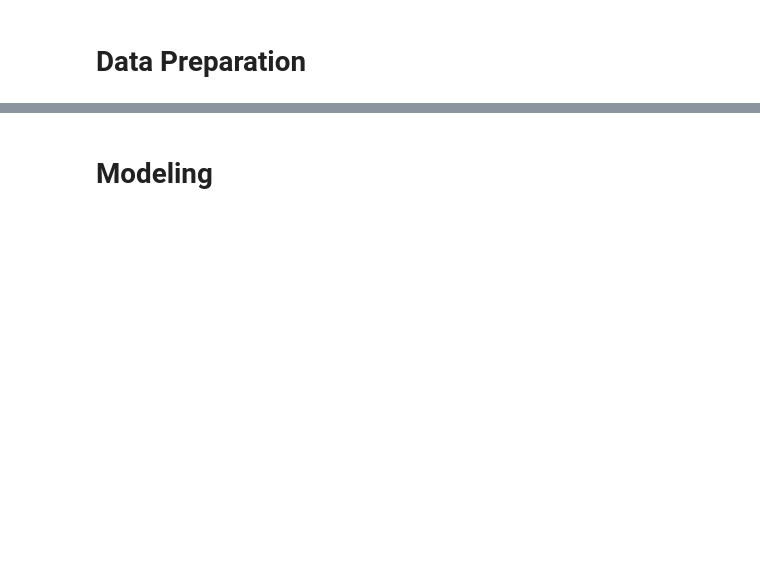
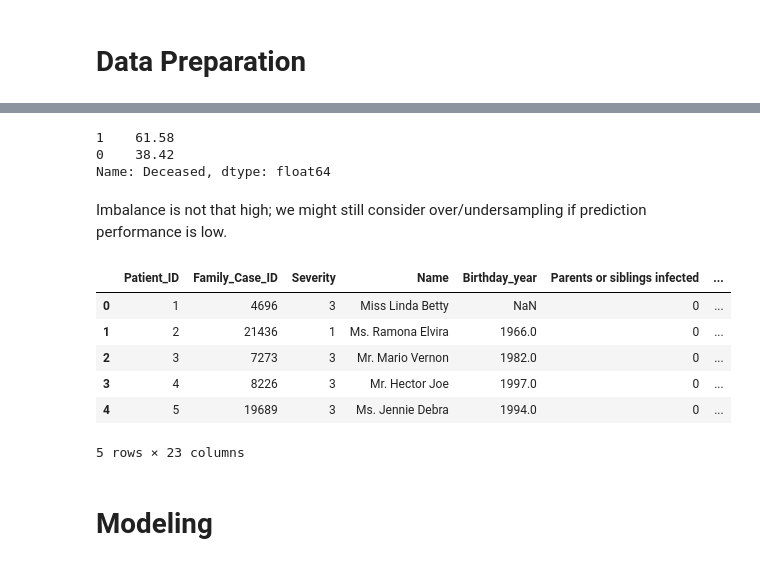
Before and after one commit to mrmachatschek/pandemic_survival_prediction, a Jupyter notebook: main.ipynb, the cells around one changed output, grey strips where cells are left out. Cells and saved outputs as stored; diff of their text form; code cells hidden in the pictures; blank space fills up the shorter version.

```diff
--- a/main.ipynb
+++ b/main.ipynb
@@ -78,0 +149,49 @@ Name: Family_Case_ID, dtype: int64
+# %%
+# check exact target distrubtion (in %)
+print(round(df['Deceased'].value_counts()/df['Deceased'].count()*100, 2))
+# %% [output]
+1    61.58
+0    38.42
+Name: Deceased, dtype: float64
+# %% [markdown]
+Imbalance is not that high; we might still consider over/undersampling if prediction performance is low.
+# %%
+# reset index to avoid issues in further joins
+df.reset_index(inplace = True)
+
+# define columns with categorical variables
+cat_columns = ['Medical_Tent', 'City']
+
+# create new dataframe with numerical columns only
+df_label_encoded = df[df.columns[~df.columns.isin(cat_columns)]].copy()
+
+# will be used as final encoded dataframe
+df_encoded = df.copy()
+
+# For each categorical column we fit a label encoder, then one-hot encode that column,
+# and append the new columns to our dataframe
+
+label_encoders = {}
+ohe_encoders = {}
+
+for col in cat_columns:
+    #print("Encoding {}".format(col))
+    new_le = preprocessing.LabelEncoder()
+    df_label_encoded[col] = new_le.fit_transform(df[col])
+    label_encoders[col] = new_le
+
+    new_ohe = tent_ohe = preprocessing.OneHotEncoder()
+    x = new_ohe.fit_transform(df[col].values.reshape(-1,1)).toarray()
+
+    df_onehot = pd.DataFrame(x, columns = [col +str(label_encoders[col].classes_[i]) for i in range(x.shape[1])])
+    df_encoded = pd.concat([df_encoded, df_onehot], axis=1)
+# %%
+df_encoded.head()
+# %% [output]
+|  | Patient_ID | Family_Case_ID | Severity | Name | Birthday_year | Parents or siblings infected | ... |
+| 0 | 1 | 4696 | 3 | Miss Linda Betty | NaN | 0 | ... |
+| 1 | 2 | 21436 | 1 | Ms. Ramona Elvira | 1966.0 | 0 | ... |
+| 2 | 3 | 7273 | 3 | Mr. Mario Vernon | 1982.0 | 0 | ... |
+| 3 | 4 | 8226 | 3 | Mr. Hector Joe | 1997.0 | 0 | ... |
+| 4 | 5 | 19689 | 3 | Ms. Jennie Debra | 1994.0 | 0 | ... |
+5 rows × 23 columns
```
Also changed, not shown: parts of 11 cells of this notebook.
